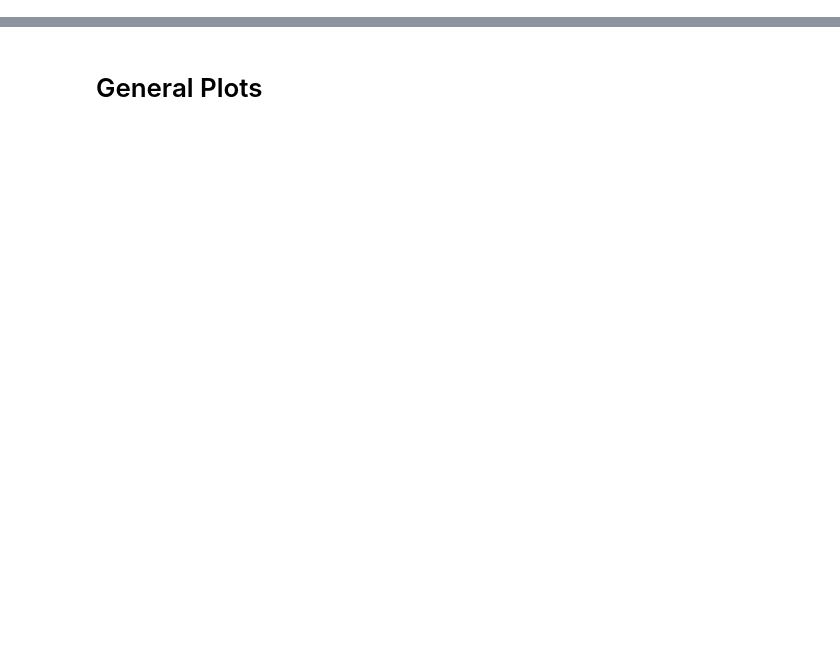
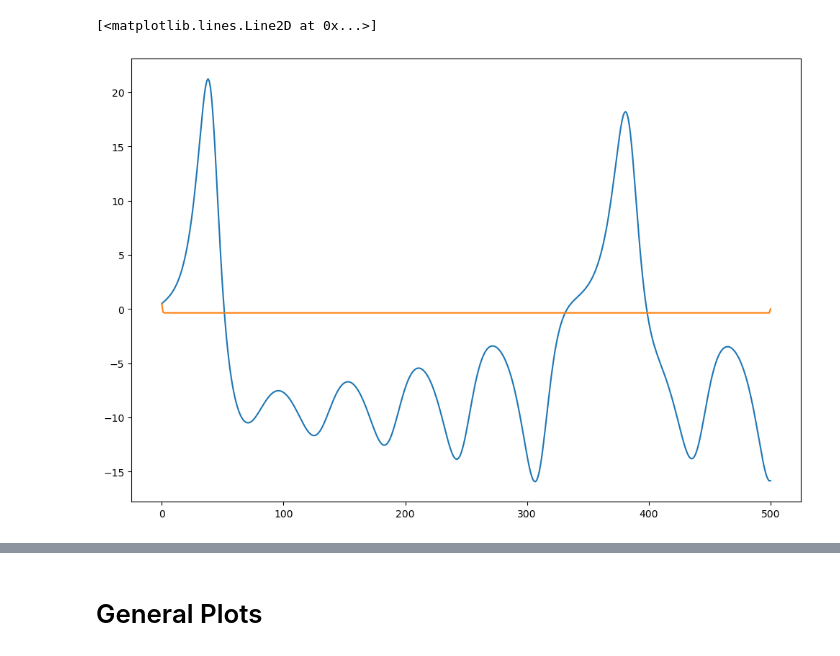
Before and after one commit to daniellengyel/KernelLearningSOS, a Jupyter notebook: Playground.ipynb, the cells around one changed output, grey strips where cells are left out. Cells and saved outputs as stored; diff of their text form; code cells hidden in the pictures; blank space fills up the shorter version.

```diff
--- a/Playground.ipynb
+++ b/Playground.ipynb
@@ -75,0 +353,6 @@ def custom_kernel(theta):
+# %%
+plt.plot(true_vals[:, 0])
+plt.plot(pred_vals[:, 0])
+# %% [output]
+[<matplotlib.lines.Line2D at 0x...>]
+[figure, added]
```
Also changed, not shown: parts of 49 cells of this notebook.
